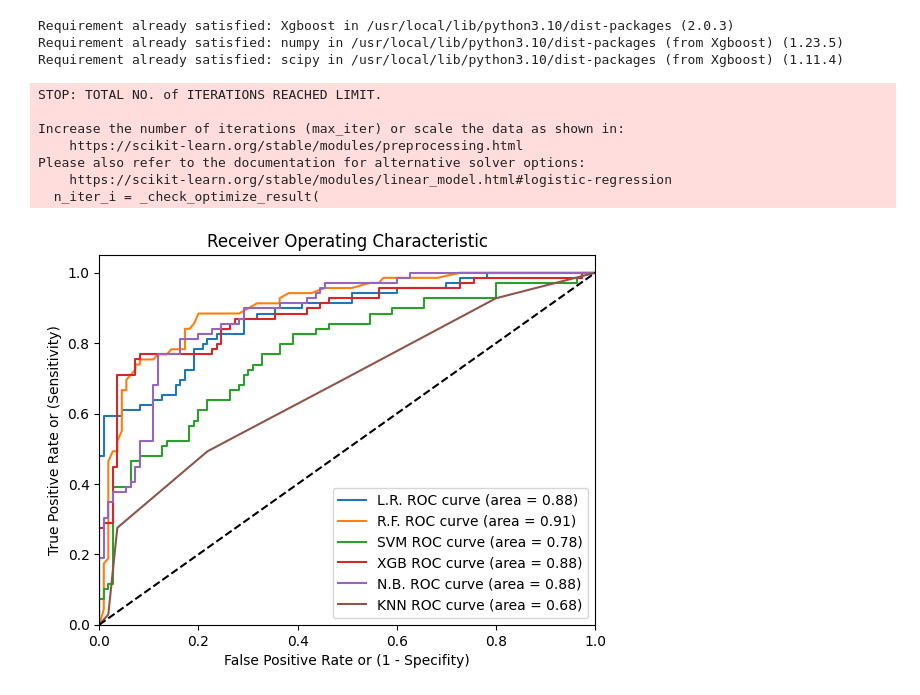
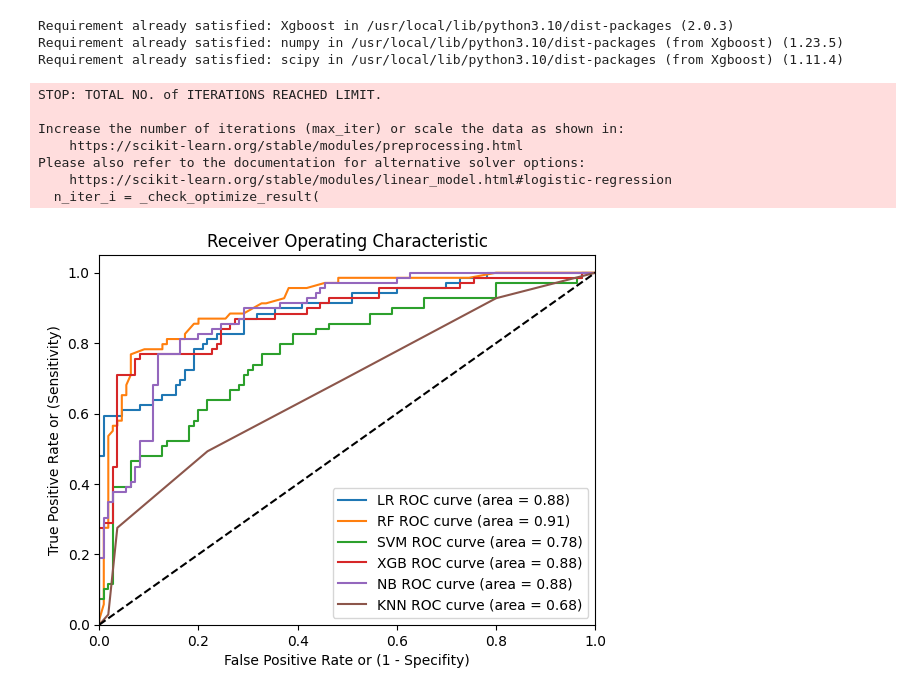
Before and after one commit to essiesalari/Titanic-ML, a Jupyter notebook: TitanicML.ipynb, the cells around one changed output. Drawn from its saved outputs; the diff is of its cells as text; code cells hidden in the pictures.

```diff
--- a/TitanicML.ipynb
+++ b/TitanicML.ipynb
@@ -249,40 +249,40 @@ import matplotlib.pyplot as plt
 
 ## Define the models
 models = {
-    "L.R." : LogisticRegression(),
-    'R.F.' : RandomForestClassifier(),
+    "LR" : LogisticRegression(),
+    'RF' : RandomForestClassifier(),
     'SVM' : svm.SVC(probability=True),
     'XGB' : XGBClassifier(),
-    'N.B.' : GaussianNB(),
+    'NB' : GaussianNB(),
     'KNN' : KNeighborsClassifier()
 }
 
 plt.figure()
 
 ## Calculate ROC curve and ROC AUC for each model
 for model_name, model in models.items():
     model.fit(X_train, y_train)
     y_pred_proba = model.predict_proba(X_test)[:, 1]
     fpr, tpr, _ = roc_curve(y_test, y_pred_proba)
     roc_auc = auc(fpr, tpr)
     plt.plot(fpr, tpr, label=f'{model_name} ROC curve (area = {roc_auc:.2f})')
 
 ## Plot ROC curve
 plt.plot([0, 1], [0, 1], 'k--')
 plt.xlim([0.0, 1.0])
 plt.ylim([0.0, 1.05])
 plt.xlabel('False Positive Rate or (1 - Specifity)')
 plt.ylabel('True Positive Rate or (Sensitivity)')
 plt.title('Receiver Operating Characteristic')
 plt.legend(loc="lower right")
 
 plt.show()
 # %% [output]
 STOP: TOTAL NO. of ITERATIONS REACHED LIMIT.
 
 Increase the number of iterations (max_iter) or scale the data as shown in:
     https://scikit-learn.org/stable/modules/preprocessing.html
 Please also refer to the documentation for alternative solver options:
     https://scikit-learn.org/stable/modules/linear_model.html#logistic-regression
   n_iter_i = _check_optimize_result(
-[figure, old version]
+[figure, new version]
```
